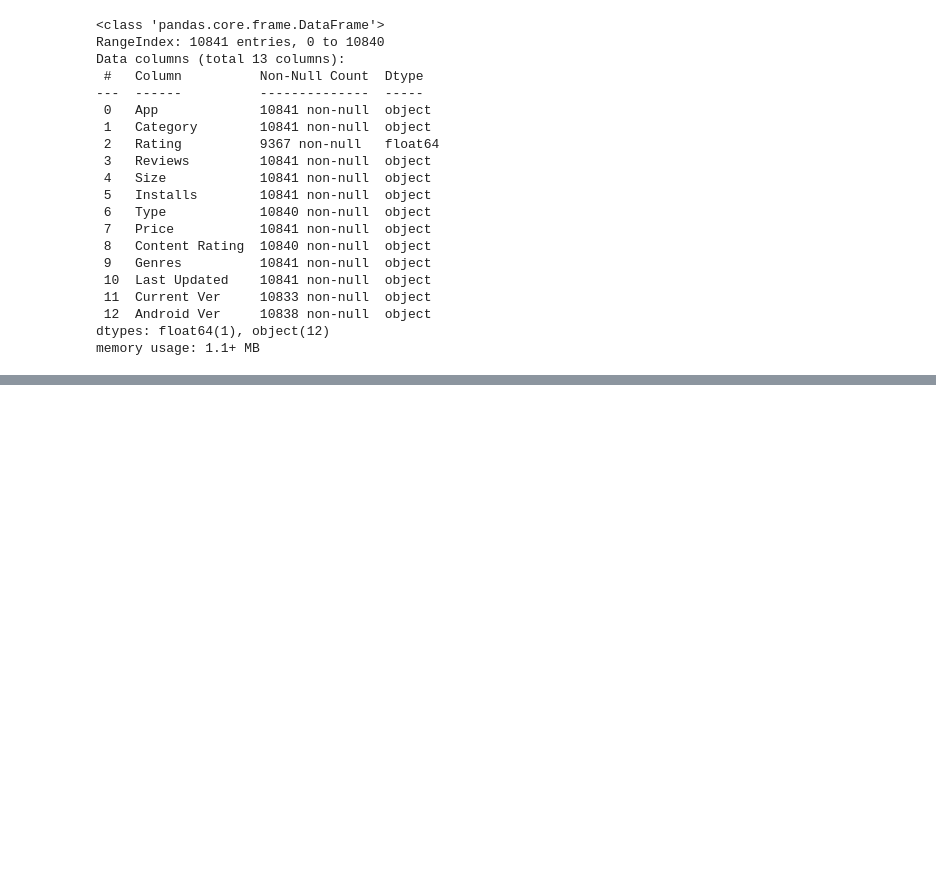
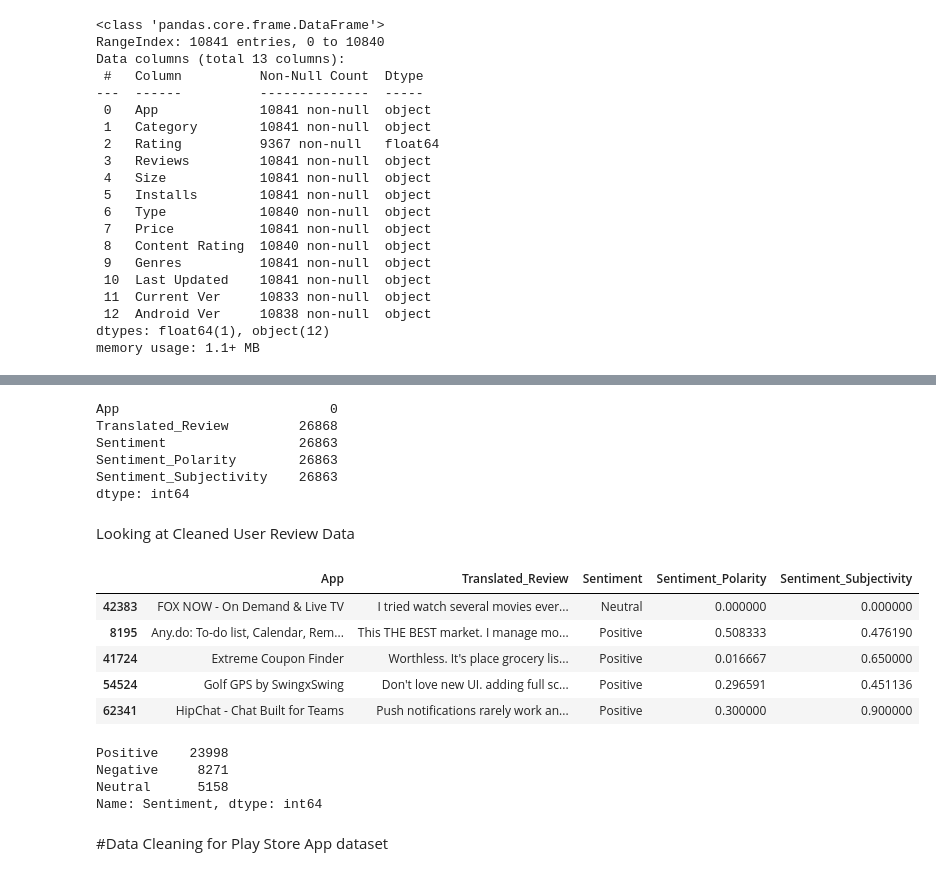
Before and after one commit to rahultj333/RJ--Capstone-Project--Play-Store-App-Analysis-, a Jupyter notebook: RAHUL_J_Play_Store_App_Review_Analysis_Capstone_Project.ipynb, the cells around one changed output, grey strips where cells are left out. Saved outputs shown, nothing was run; the diff lists cells and outputs as text; code cells hidden in the pictures; blank space fills up the shorter version.

```diff
--- a/RAHUL_J_Play_Store_App_Review_Analysis_Capstone_Project.ipynb
+++ b/RAHUL_J_Play_Store_App_Review_Analysis_Capstone_Project.ipynb
@@ -196,0 +210,40 @@ memory usage: 1.1+ MB
+# %%
+# Let's know the sum of null values in each column.
+
+df1.isna().sum()
+# %% [output]
+App                           0
+Translated_Review         26868
+Sentiment                 26863
+Sentiment_Polarity        26863
+Sentiment_Subjectivity    26863
+dtype: int64
+# %%
+#drop the Null value
+
+index = df1[df1['Translated_Review'].isna()].index
+df1.drop(axis=0, inplace=True, index=index)
+# %% [markdown]
+Looking at Cleaned User Review Data
+# %%
+# Let's check few sample rows
+
+df1.sample(5)
+# %% [output]
+|  | App | Translated_Review | Sentiment | Sentiment_Polarity | Sentiment_Subjectivity |
+| 42383 | FOX NOW - On Demand & Live TV | I tried watch several movies ever... | Neutral | 0.000000 | 0.000000 |
+| 8195 | Any.do: To-do list, Calendar, Rem... | This THE BEST market. I manage mo... | Positive | 0.508333 | 0.476190 |
+| 41724 | Extreme Coupon Finder | Worthless. It's place grocery lis... | Positive | 0.016667 | 0.650000 |
+| 54524 | Golf GPS by SwingxSwing | Don't love new UI. adding full sc... | Positive | 0.296591 | 0.451136 |
+| 62341 | HipChat - Chat Built for Teams | Push notifications rarely work an... | Positive | 0.300000 | 0.900000 |
+# %%
+# let's get count of each setiment in dataset df1
+
+df1['Sentiment'].value_counts()
+# %% [output]
+Positive    23998
+Negative     8271
+Neutral      5158
+Name: Sentiment, dtype: int64
+# %% [markdown]
+#Data Cleaning for Play Store App dataset
```
Also changed, not shown: parts of 34 cells of this notebook.
